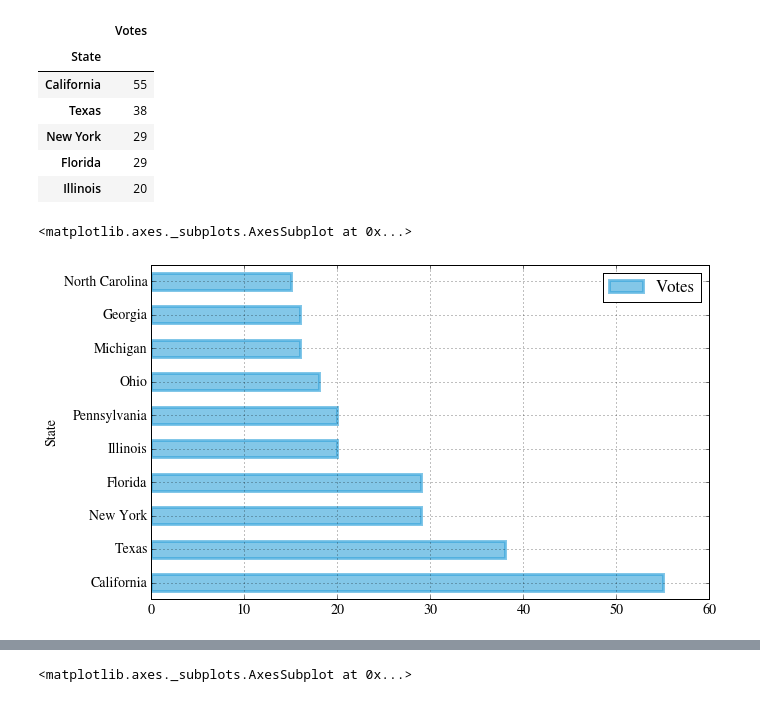
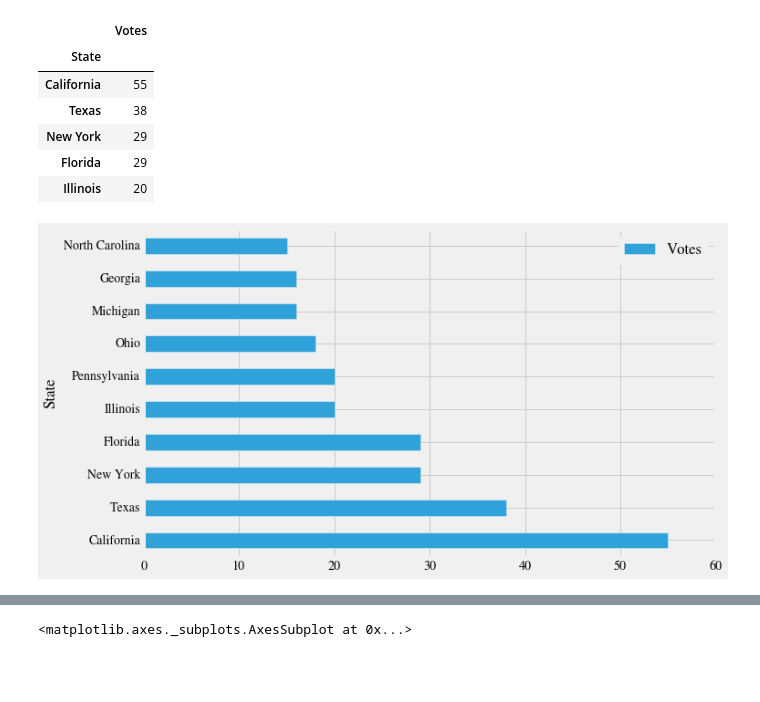
Before and after one commit to jthang/MachineLearningLab, a Jupyter notebook: lab_pres_elections.ipynb, the cells around one changed output, grey strips where cells are left out. Saved outputs shown, nothing was run; the diff lists cells and outputs as text; code cells hidden in the pictures; blank space fills up the shorter version.

```diff
--- a/lab_pres_elections.ipynb
+++ b/lab_pres_elections.ipynb
@@ -221,9 +223,8 @@ electoral_votes.head()
 | Florida | 29 |
 | Illinois | 20 |
 # %%
-colors = plt.rcParams['axes.color_cycle']
-electoral_votes[:10].plot(kind='barh', color="#30a2da",
-                          edgecolor="#30a2da", alpha=.6, lw=3)
+# colors = plt.rcParams['axes.color_cycle']
+with plt.style.context('fivethirtyeight'):
+    electoral_votes[:10].plot(kind='barh')
 # %% [output]
-<matplotlib.axes._subplots.AxesSubplot at 0x...>
-[figure, old version]
+[figure, new version]
```
Also changed, not shown: parts of 26 cells of this notebook.
